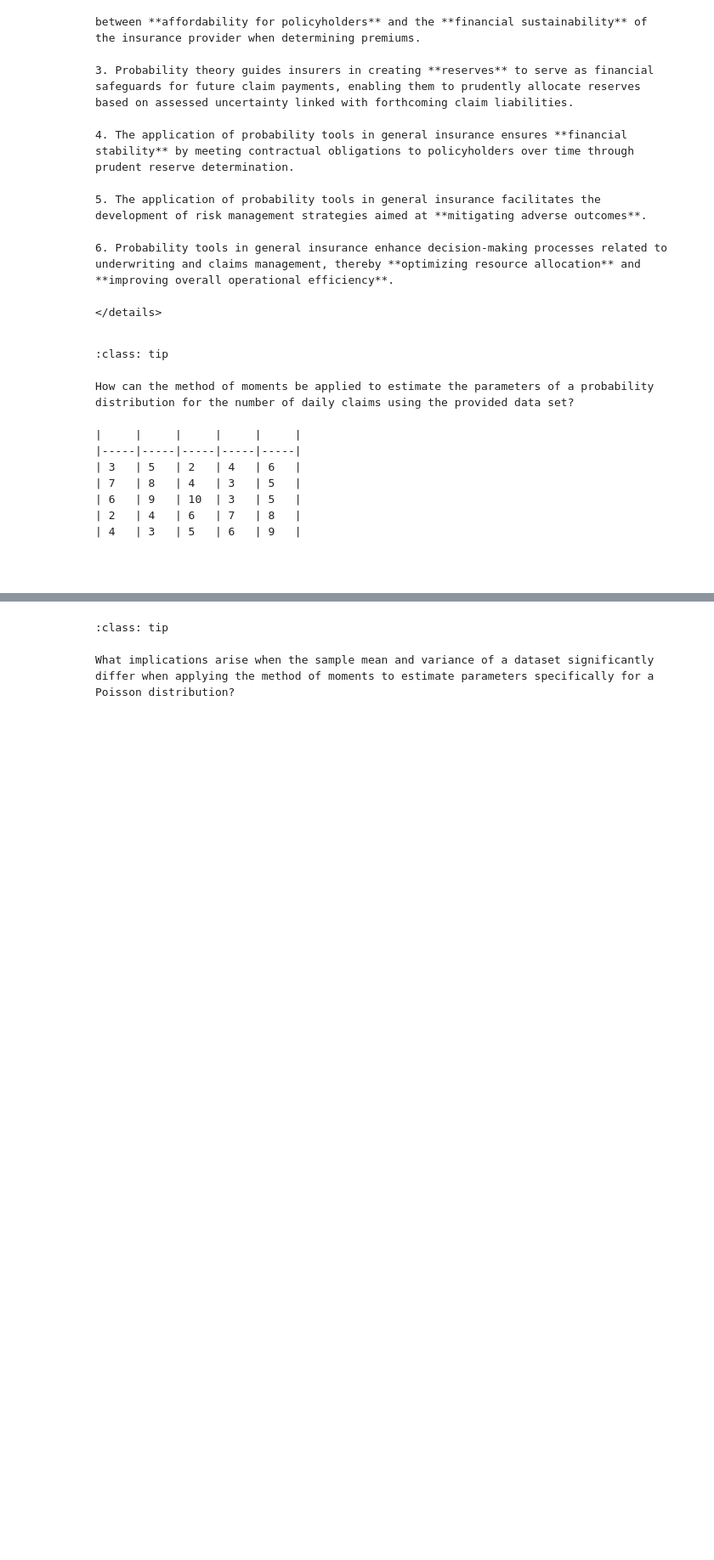
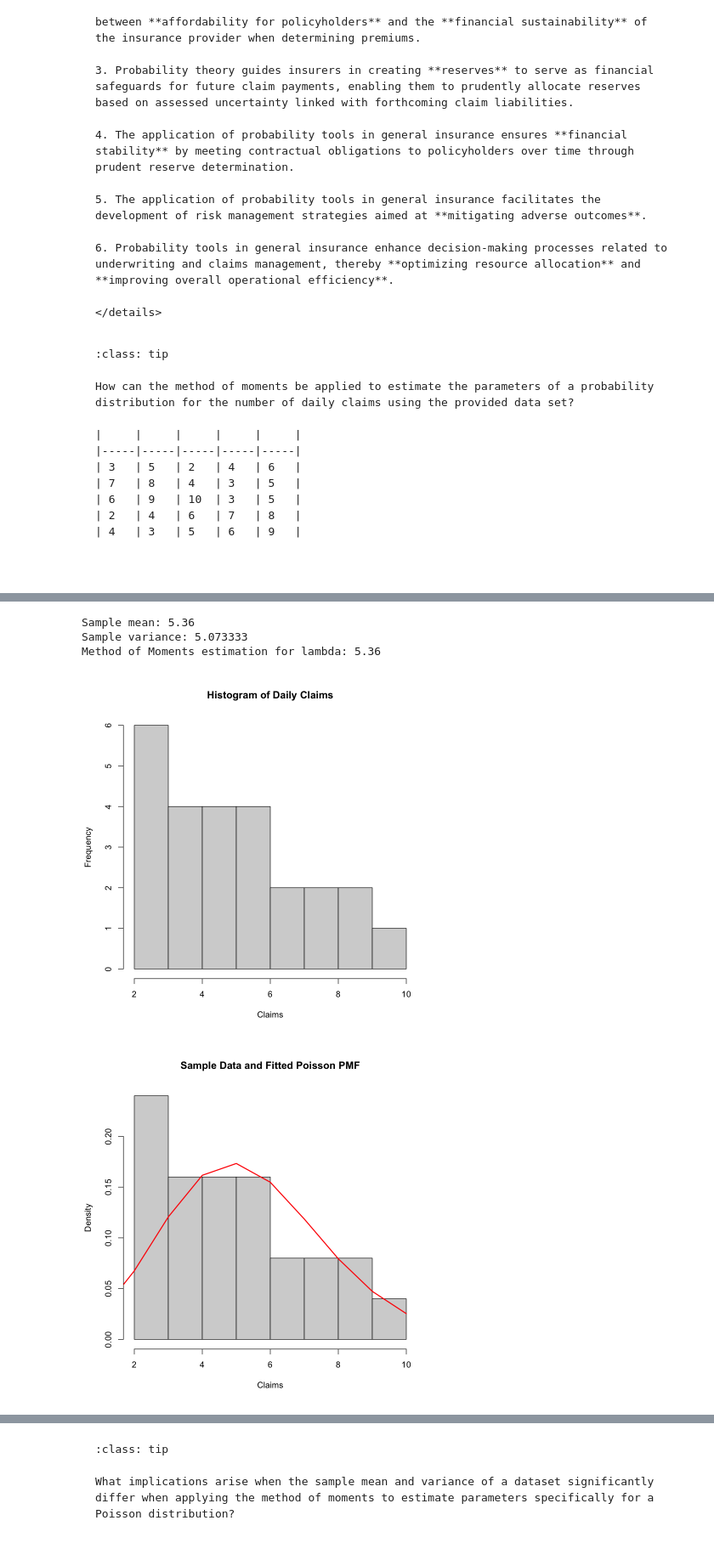
Before and after one commit to pairote-sat/SCMA138, a Jupyter notebook: _build/html/_sources/MockFinal2023.ipynb, the cells around one changed output, grey strips where cells are left out. Shown: that part at 85% size. Cells and saved outputs as stored; diff of their text form; code cells hidden in the pictures; blank space fills up the shorter version.

````diff
--- a/_build/html/_sources/MockFinal2023.ipynb
+++ b/_build/html/_sources/MockFinal2023.ipynb
@@ -115,3 +142,44 @@ This process provides an estimate of the parameter of the Poisson distribution t
 
 </details>
 ```
+# %%
+claims <- c(3, 5, 2, 4, 6, 7, 8, 4, 3, 5, 6, 9, 10, 3, 5, 2, 4, 6, 7, 8, 4, 3, 5, 6, 9)
+
+# Sample mean
+mean_claims <- mean(claims)
+cat("Sample mean:", mean_claims, "\n")
+
+# Sample variance
+var_claims <- var(claims)
+cat("Sample variance:", var_claims, "\n")
+
+# Visualize data
+hist(claims, breaks = 10, main = "Histogram of Daily Claims", xlab = "Claims")
+
+
+# Method of Moments estimation for lambda
+lambda_mm <- mean_claims
+cat("Method of Moments estimation for lambda:", lambda_mm, "\n")
+
+# PMF function for Poisson distribution
+pmf_poisson <- function(x, lambda) {
+  return(dpois(x, lambda))
+}
+
+# Generate x values for PMF
+x_values <- 0:max(claims)
+
+# Calculate PMF for fitted Poisson distribution
+pmf_values <- pmf_poisson(x_values, lambda_mm)
+
+# Plot sample histogram
+hist(claims, breaks = 10, main = "Sample Data and Fitted Poisson PMF", xlab = "Claims", freq = FALSE)
+
+# Superimpose PMF on histogram
+lines(x_values, pmf_values, type = "l", col = "red", lwd = 2)
+# %% [output]
+Sample mean: 5.36
+Sample variance: 5.073333
+Method of Moments estimation for lambda: 5.36
+[figure, added]
+[figure, added]
````
Also changed, not shown: parts of 8 cells of this notebook, 30 other files.
